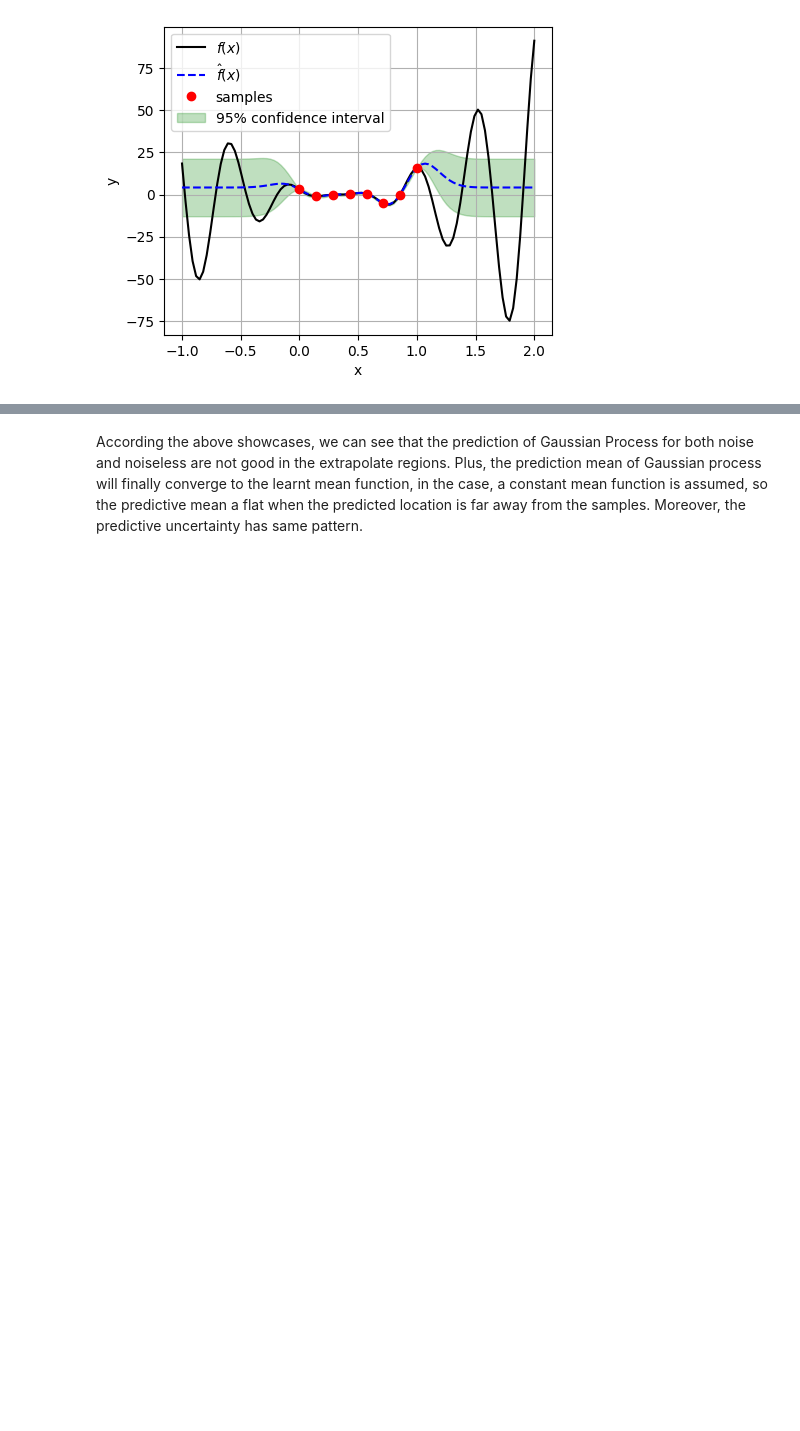
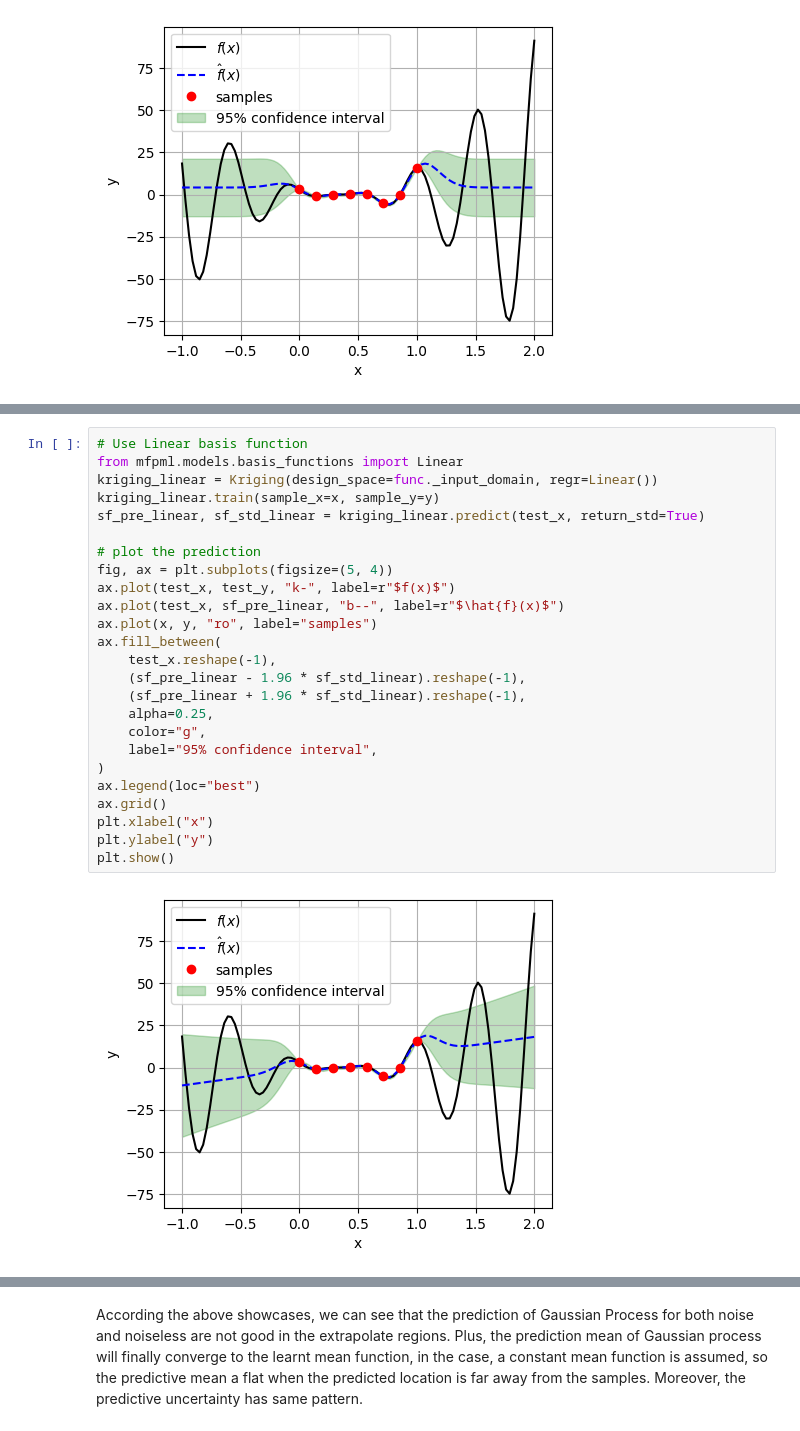
Before and after one commit to JiaxiangYi96/mfpml, a Jupyter notebook: tutorials/from_gp_to_bo.ipynb, the cells around one changed output, grey strips where cells are left out. Drawn from its saved outputs; the diff is of its cells as text; blank space fills up the shorter version.

Commit message:
test on different basis functions

```diff
--- a/tutorials/from_gp_to_bo.ipynb
+++ b/tutorials/from_gp_to_bo.ipynb
@@ -349,3 +354,30 @@ plt.show()
+# %%
+# Use Linear basis function
+from mfpml.models.basis_functions import Linear
+kriging_linear = Kriging(design_space=func._input_domain, regr=Linear())
+kriging_linear.train(sample_x=x, sample_y=y)
+sf_pre_linear, sf_std_linear = kriging_linear.predict(test_x, return_std=True)
+
+# plot the prediction
+fig, ax = plt.subplots(figsize=(5, 4))
+ax.plot(test_x, test_y, "k-", label=r"$f(x)$")
+ax.plot(test_x, sf_pre_linear, "b--", label=r"$\hat{f}(x)$")
+ax.plot(x, y, "ro", label="samples")
+ax.fill_between(
+    test_x.reshape(-1),
+    (sf_pre_linear - 1.96 * sf_std_linear).reshape(-1),
+    (sf_pre_linear + 1.96 * sf_std_linear).reshape(-1),
+    alpha=0.25,
+    color="g",
+    label="95% confidence interval",
+)
+ax.legend(loc="best")
+ax.grid()
+plt.xlabel("x")
+plt.ylabel("y")
+plt.show()
+# %% [output]
+[figure, added]
 # %%
 # show the predictive value at (-1.0 and 2.0)
 print(f"Predictive value at -1.0: {sf_pre[0]}")
```
Also changed, not shown: parts of 18 cells of this notebook, 10 other files.
